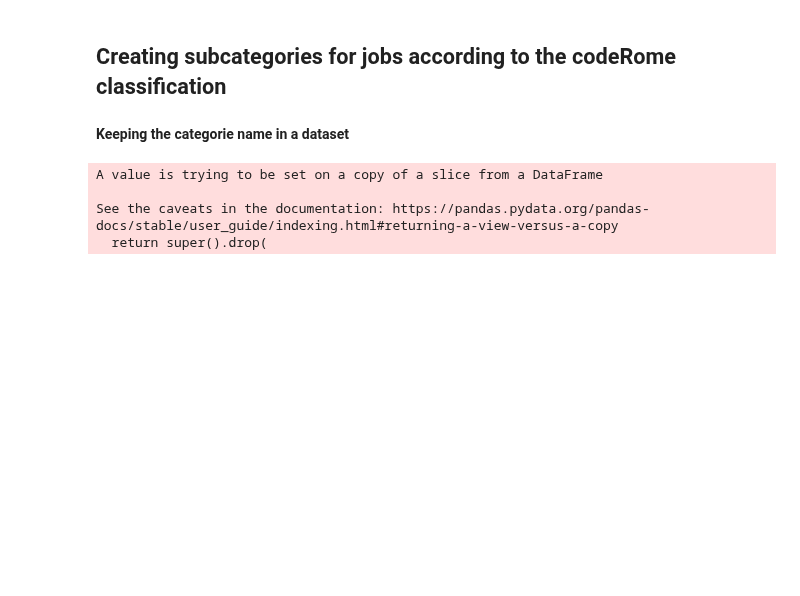
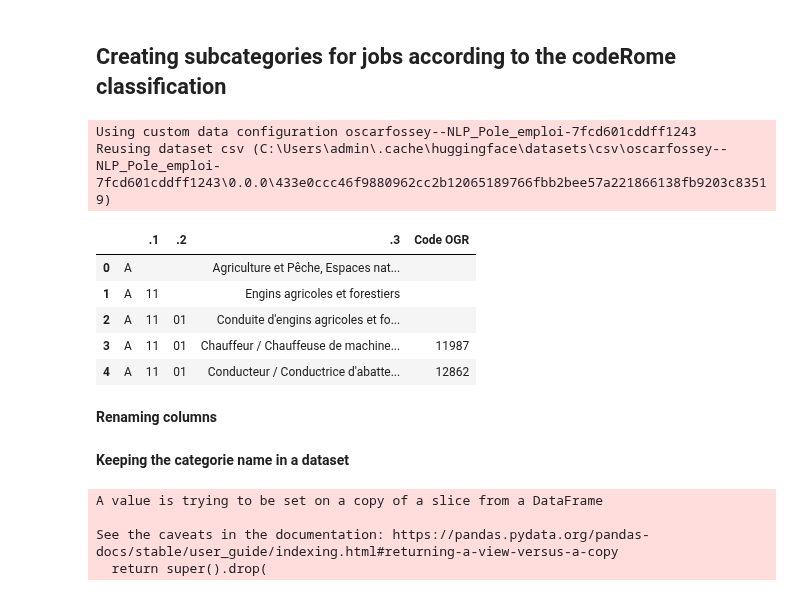
Before and after one commit to oscarfossey/NLP-Job-classifier-based-on-description, a Jupyter notebook: Building-the-dataset-Pole-emploi-API.ipynb, the cells around one changed output. Saved outputs shown, nothing was run; the diff lists cells and outputs as text; code cells hidden in the pictures; blank space fills up the shorter version.

```diff
--- a/Building-the-dataset-Pole-emploi-API.ipynb
+++ b/Building-the-dataset-Pole-emploi-API.ipynb
@@ -69,3 +85,8 @@ results_df['description'][4]
 # %% [markdown]
 ## Creating subcategories for jobs according to the codeRome classification
+# %%
+dataset_train = load_dataset("oscarfossey/NLP_Pole_emploi", data_files='ROME_ArboPrincipale.csv')
+# %% [output]
+Using custom data configuration oscarfossey--NLP_Pole_emploi-7fcd601cddff1243
+Reusing dataset csv (C:\Users\admin\.cache\huggingface\datasets\csv\oscarfossey--NLP_Pole_emploi-7fcd601cddff1243\0.0.0\433e0ccc46f9880962cc2b12065189766fbb2bee57a221866138fb9203c83519)
 # %%
@@ -73,3 +94,14 @@ df_main = pd.read_excel('ROME_ArboPrincipale.xlsx', sheet_name = 'Arbo Principal
+# %%
+df_main.head()
+# %% [output]
+|  |  | .1 | .2 | .3 | Code OGR |
+| 0 | A |  |  | Agriculture et Pêche, Espaces nat... |  |
+| 1 | A | 11 |  | Engins agricoles et forestiers |  |
+| 2 | A | 11 | 01 | Conduite d'engins agricoles et fo... |  |
+| 3 | A | 11 | 01 | Chauffeur / Chauffeuse de machine... | 11987 |
+| 4 | A | 11 | 01 | Conducteur / Conductrice d'abatte... | 12862 |
+# %% [markdown]
+**Renaming columns**
 # %%
 df_main.rename(columns = {' ' : "categorie" , ' .1' : "sub_categorie", ' .2' : "sub_sub_categorie", ' .3' : "name" }, inplace=True)
 
```
Also changed, not shown: parts of 29 cells of this notebook.
